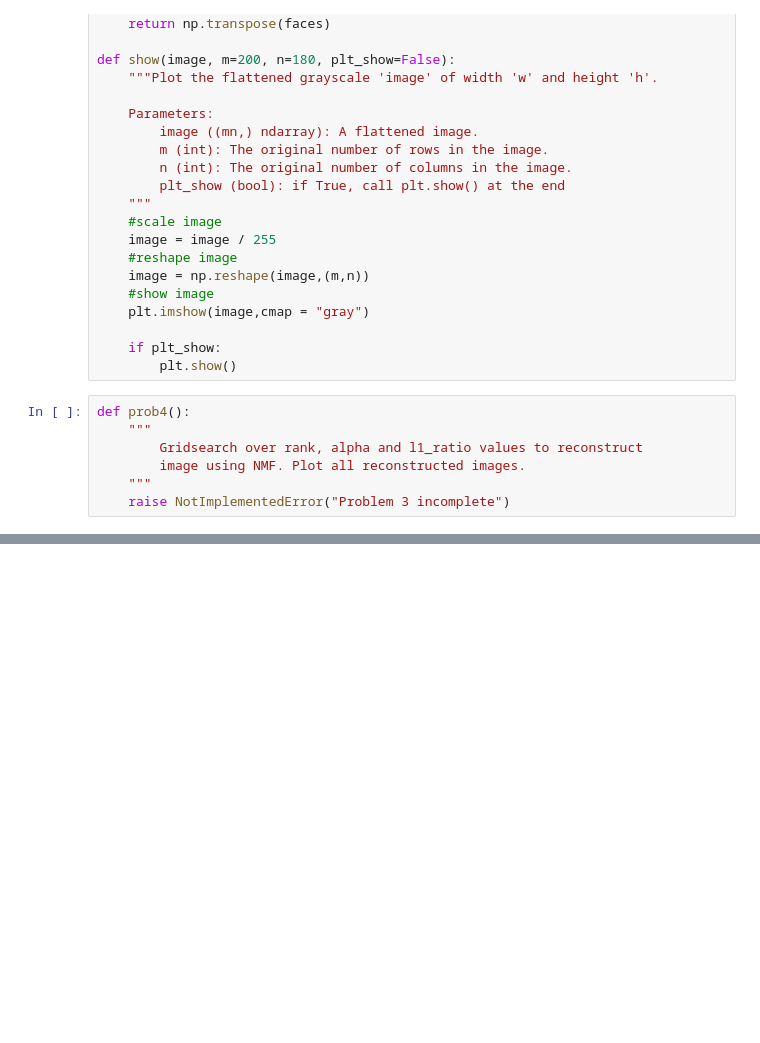
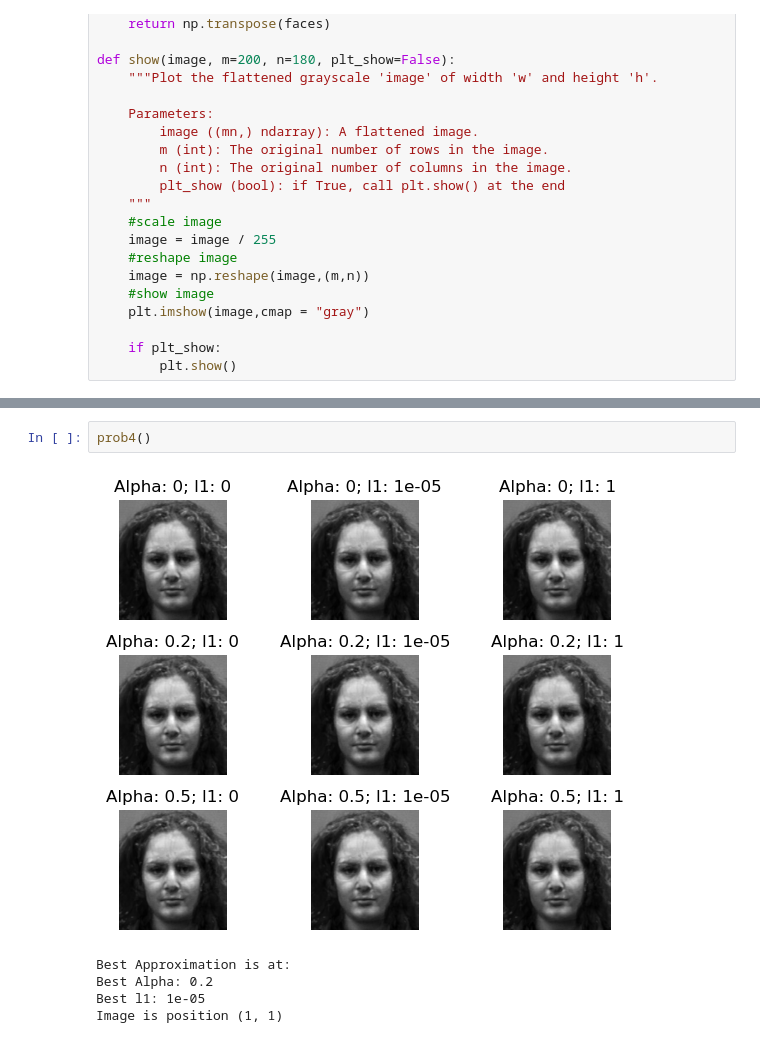
Before and after one commit to seyfdall/ACME_Volume_2, a Jupyter notebook: NMF/NMF.ipynb, the cells around one changed output, grey strips where cells are left out. Saved outputs shown, nothing was run; the diff lists cells and outputs as text; blank space fills up the shorter version.

```diff
--- a/NMF/NMF.ipynb
+++ b/NMF/NMF.ipynb
@@ -157,10 +159,3 @@ def show(image, m=200, n=180, plt_show=False):
 
     if plt_show:
         plt.show()
-# %%
-def prob4():
-    """
-        Gridsearch over rank, alpha and l1_ratio values to reconstruct
-        image using NMF. Plot all reconstructed images.
-    """
-    raise NotImplementedError("Problem 3 incomplete")
@@ -175,0 +209,8 @@ def prob5():
+# %%
+prob4()
+# %% [output]
+[figure, added]
+Best Approximation is at:
+Best Alpha: 0.2
+Best l1: 1e-05
+Image is position (1, 1)
```
Also changed, not shown: parts of 7 cells of this notebook.
